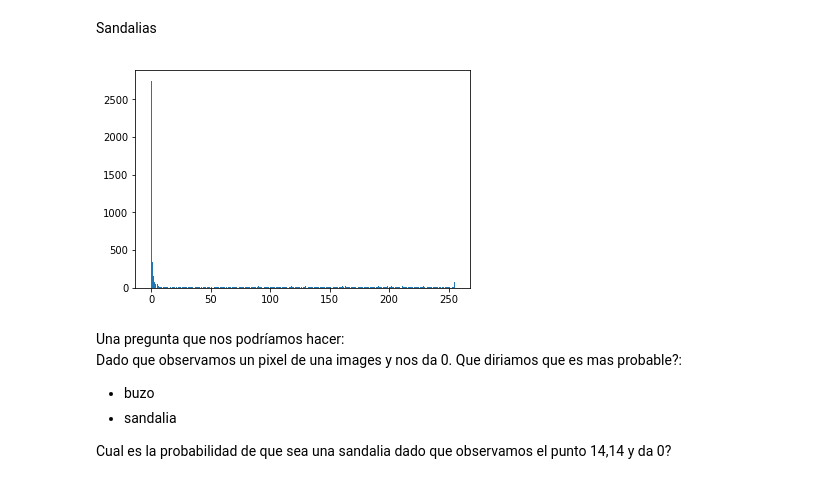
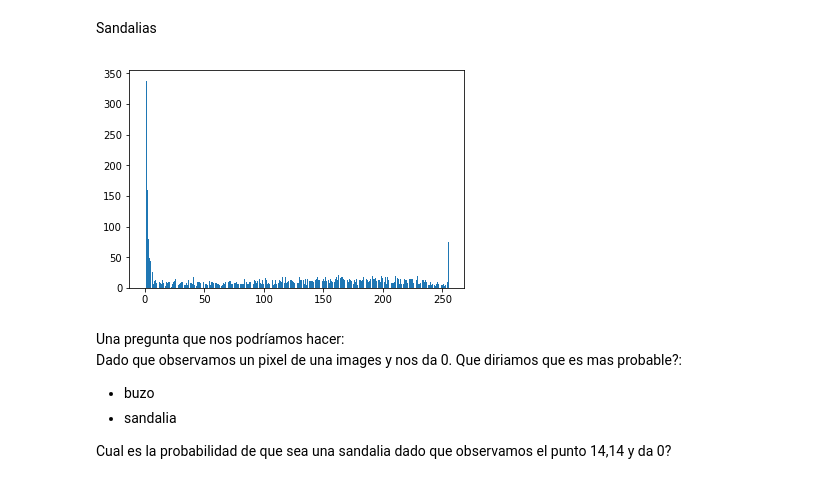
Before and after one commit to lab-ml-itba/Intro-Probabilidad, a Jupyter notebook: 1-Intro_Probabilidad.ipynb, the cells around one changed output. Saved outputs shown, nothing was run; the diff lists cells and outputs as text; code cells hidden in the pictures.

```diff
--- a/1-Intro_Probabilidad.ipynb
+++ b/1-Intro_Probabilidad.ipynb
@@ -153,6 +222,6 @@ abs(tirada_de_dados - tirada_de_dados.mean()).sum()/len(tirada_de_dados)
 # %% [markdown]
 ## Otros ejemplos practicos
 # %%
-folder = '/Users/julianganzabal/.kaggle/competitions/fashion-mnist-itba-lab-ml/'
+folder = './'
 images = np.load(folder+'train_images.npy')
 labels = np.loadtxt(folder+'train_labels.csv', delimiter=',', skiprows=1)
@@ -210,10 +303,11 @@ Sandalias
 # %%
 sand_point = sandalias[:,14,14]
 hist_sand_point, indexes = np.histogram(sand_point.reshape(-1), range=(0,256), bins=256)
+hist_sand_point[0]=0
 plt.bar(range(256), hist_sand_point)
 plt.show()
 # %% [output]
-[figure, old version]
+[figure, new version]
 # %% [markdown]
 Una pregunta que nos podríamos hacer:
 Dado que observamos un pixel de una images y nos da 0. Que diriamos que es mas probable?:
```
Also changed, not shown: parts of 24 cells of this notebook, 4 other files.
